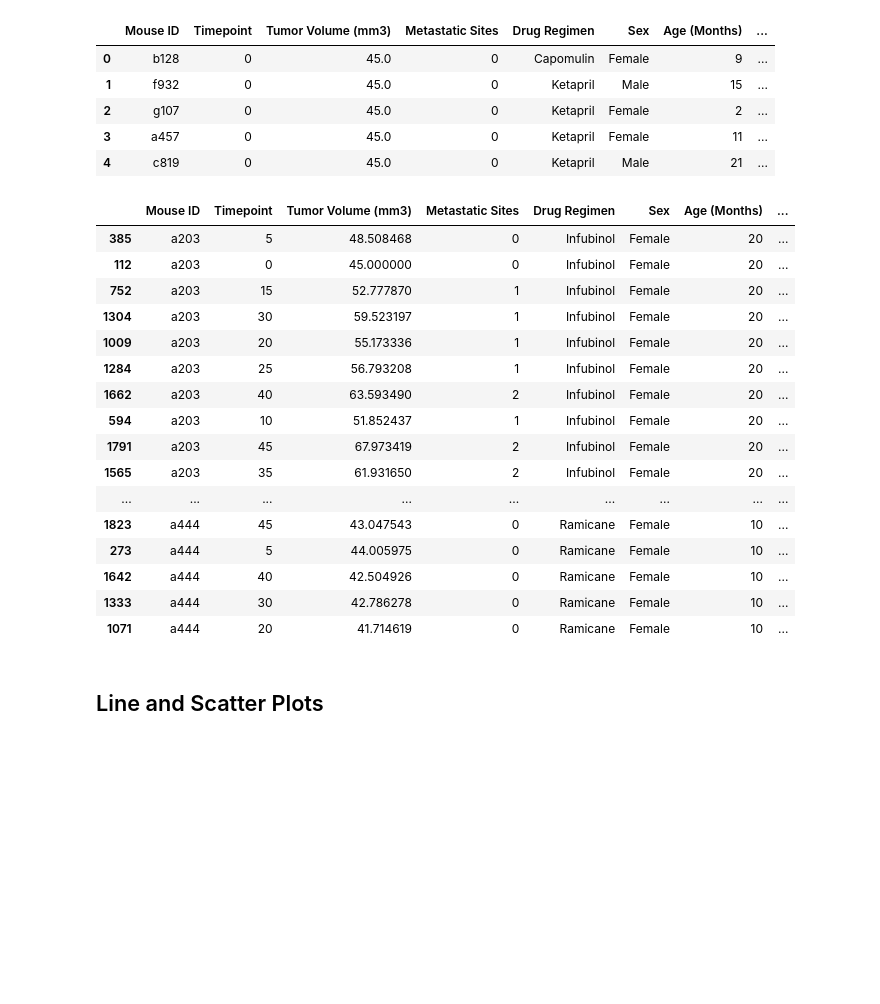
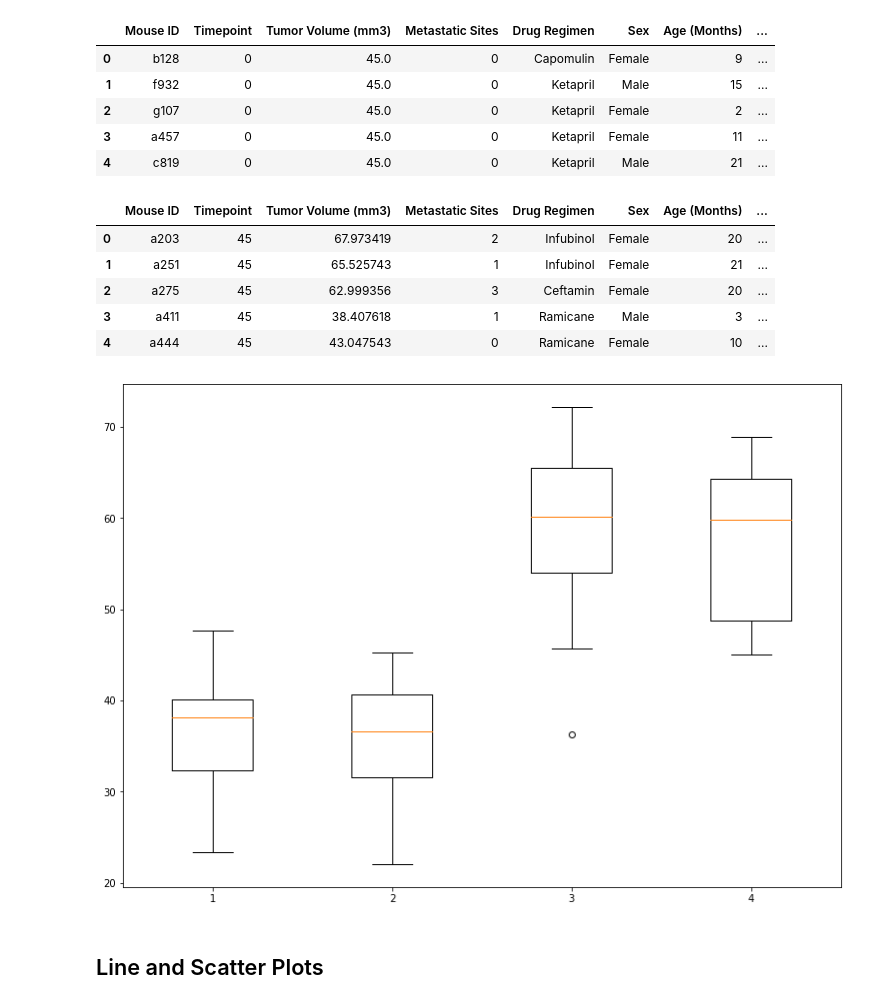
Before and after one commit to beaujeffrey03/matplotlib-challenge, a Jupyter notebook: pymaceuticals_starter.ipynb, the cells around one changed output. Cells and saved outputs as stored; diff of their text form; code cells hidden in the pictures; blank space fills up the shorter version.

Commit message:
Got the boxplots. More hard-coding than I'd like for the data.

```diff
--- a/pymaceuticals_starter.ipynb
+++ b/pymaceuticals_starter.ipynb
@@ -259,58 +259,66 @@ merge_df.head()
 # %%
 # Calculate the final tumor volume of each mouse across four of the treatment regimens:
 # Capomulin, Ramicane, Infubinol, and Ceftamin
 tumor_volume_df = merge_df.loc[(merge_df['Drug Regimen'] == 'Capomulin') |
                                (merge_df['Drug Regimen'] == 'Ramicane') |
                                (merge_df['Drug Regimen'] == 'Infubinol') |
                                (merge_df['Drug Regimen'] == 'Ceftamin')]
 
-tumor_volume_df = tumor_volume_df.loc[tumor_volume_df['Timepoint'] == 45]
+tumor_vol_group = tumor_volume_df.groupby('Mouse ID')
 
-tumor_volume_df.sort_values('Timepoint', ascending=False)
+tumor_vol_group = tumor_vol_group['Timepoint'].max()
 
-# # verify only one mouse per timepoint
-# verify_unique_mice = tumor_volume_df.groupby(['Mouse ID']).size()
-# verify_unique_mice = verify_unique_mice.to_frame(name = 'size').reset_index()
-# verify_unique_mice.sort_values('size', ascending=False)
+max_timepoint_df = pd.DataFrame({'Timepoint': tumor_vol_group})
 
-tumor_volume_df = tumor_volume_df[['Mouse ID', 'Tumor Volume (mm3)']]
-tumor_volume_df = tumor_volume_df.rename(columns={'Tumor Volume (mm3)': 'Final Tumor Volume'})
-tumor_volume_df
+max_timepoint_df = max_timepoint_df.reset_index()
+max_timepoint_df = max_timepoint_df.rename(columns={'index': 'Mouse ID'})
+max_timepoint_df.head(50)
 
-# Start by getting the last (greatest) timepoint for each mouse
-
-
-# Merge this group df with the original dataframe to get the tumor volume at the last timepoint
-tumor_volume_df = pd.merge(merge_df, tumor_volume_df, on="Mouse ID", how="left")
-tumor_volume_df = tumor_volume_df.dropna()
-tumor_volume_df.sort_values('Mouse ID').head(50)
+max_timepoint_df = pd.merge(max_timepoint_df, merge_df, on=['Mouse ID', 'Timepoint'], how="left")
+max_timepoint_df.sort_values('Mouse ID').head()
 # %% [output]
 |  | Mouse ID | Timepoint | Tumor Volume (mm3) | Metastatic Sites | Drug Regimen | Sex | Age (Months) | ... |
-| 385 | a203 | 5 | 48.508468 | 0 | Infubinol | Female | 20 | ... |
-| 112 | a203 | 0 | 45.000000 | 0 | Infubinol | Female | 20 | ... |
-| 752 | a203 | 15 | 52.777870 | 1 | Infubinol | Female | 20 | ... |
-| 1304 | a203 | 30 | 59.523197 | 1 | Infubinol | Female | 20 | ... |
-| 1009 | a203 | 20 | 55.173336 | 1 | Infubinol | Female | 20 | ... |
-| 1284 | a203 | 25 | 56.793208 | 1 | Infubinol | Female | 20 | ... |
-| 1662 | a203 | 40 | 63.593490 | 2 | Infubinol | Female | 20 | ... |
-| 594 | a203 | 10 | 51.852437 | 1 | Infubinol | Female | 20 | ... |
-| 1791 | a203 | 45 | 67.973419 | 2 | Infubinol | Female | 20 | ... |
-| 1565 | a203 | 35 | 61.931650 | 2 | Infubinol | Female | 20 | ... |
-| ... | ... | ... | ... | ... | ... | ... | ... | ... |
-| 1823 | a444 | 45 | 43.047543 | 0 | Ramicane | Female | 10 | ... |
-| 273 | a444 | 5 | 44.005975 | 0 | Ramicane | Female | 10 | ... |
-| 1642 | a444 | 40 | 42.504926 | 0 | Ramicane | Female | 10 | ... |
-| 1333 | a444 | 30 | 42.786278 | 0 | Ramicane | Female | 10 | ... |
-| 1071 | a444 | 20 | 41.714619 | 0 | Ramicane | Female | 10 | ... |
+| 0 | a203 | 45 | 67.973419 | 2 | Infubinol | Female | 20 | ... |
+| 1 | a251 | 45 | 65.525743 | 1 | Infubinol | Female | 21 | ... |
+| 2 | a275 | 45 | 62.999356 | 3 | Ceftamin | Female | 20 | ... |
+| 3 | a411 | 45 | 38.407618 | 1 | Ramicane | Male | 3 | ... |
+| 4 | a444 | 45 | 43.047543 | 0 | Ramicane | Female | 10 | ... |
 # %%
-# Put treatments into a list for for loop (and later for plot labels)
+# # Put treatments into a list for for loop (and later for plot labels)
+# regimen_list = max_timepoint_df['Drug Regimen'].unique()
+# # regimen_list
+
+# # Create empty list to fill with tumor vol data (for plotting)
+# tumor_vol_list = []
+
+# Calculate the IQR and quantitatively determine if there are any potential outliers.
+# for regimen in regimen_list:
 
 
-# Create empty list to fill with tumor vol data (for plotting)
+capomulin_df = max_timepoint_df.loc[max_timepoint_df['Drug Regimen'] == 'Capomulin']
+# capomulin_df
+ramicane_df = max_timepoint_df.loc[max_timepoint_df['Drug Regimen'] == 'Ramicane']
+# ramicane_df
+infubinol_df = max_timepoint_df.loc[max_timepoint_df['Drug Regimen'] == 'Infubinol']
+# infubinol_df
+ceftamin_df = max_timepoint_df.loc[max_timepoint_df['Drug Regimen'] == 'Ceftamin']
+# ceftamin_df
 
+capo_data = capomulin_df['Tumor Volume (mm3)']
+rami_data = ramicane_df['Tumor Volume (mm3)']
+infu_data = infubinol_df['Tumor Volume (mm3)']
+ceft_data = ceftamin_df['Tumor Volume (mm3)']
+all_data = [capo_data, rami_data, infu_data, ceft_data]
 
-# Calculate the IQR and quantitatively determine if there are any potential outliers.
+fig = plt.figure(figsize =(10, 7))
 
+ax = fig.add_axes([0, 0, 1, 1])
+
+# Creating plot
+bp = ax.boxplot(all_data)
+
+# show plot
+plt.show()
 
     # Locate the rows which contain mice on each drug and get the tumor volumes
 
@@ -319,6 +327,8 @@ tumor_volume_df.sort_values('Mouse ID').head(50)
 
 
     # Determine outliers using upper and lower bounds
+# %% [output]
+[figure, added]
 # %%
 # Generate a box plot of the final tumor volume of each mouse across four regimens of interest
 # %% [markdown]
```
Also changed, not shown: parts of 1 cell of this notebook.
